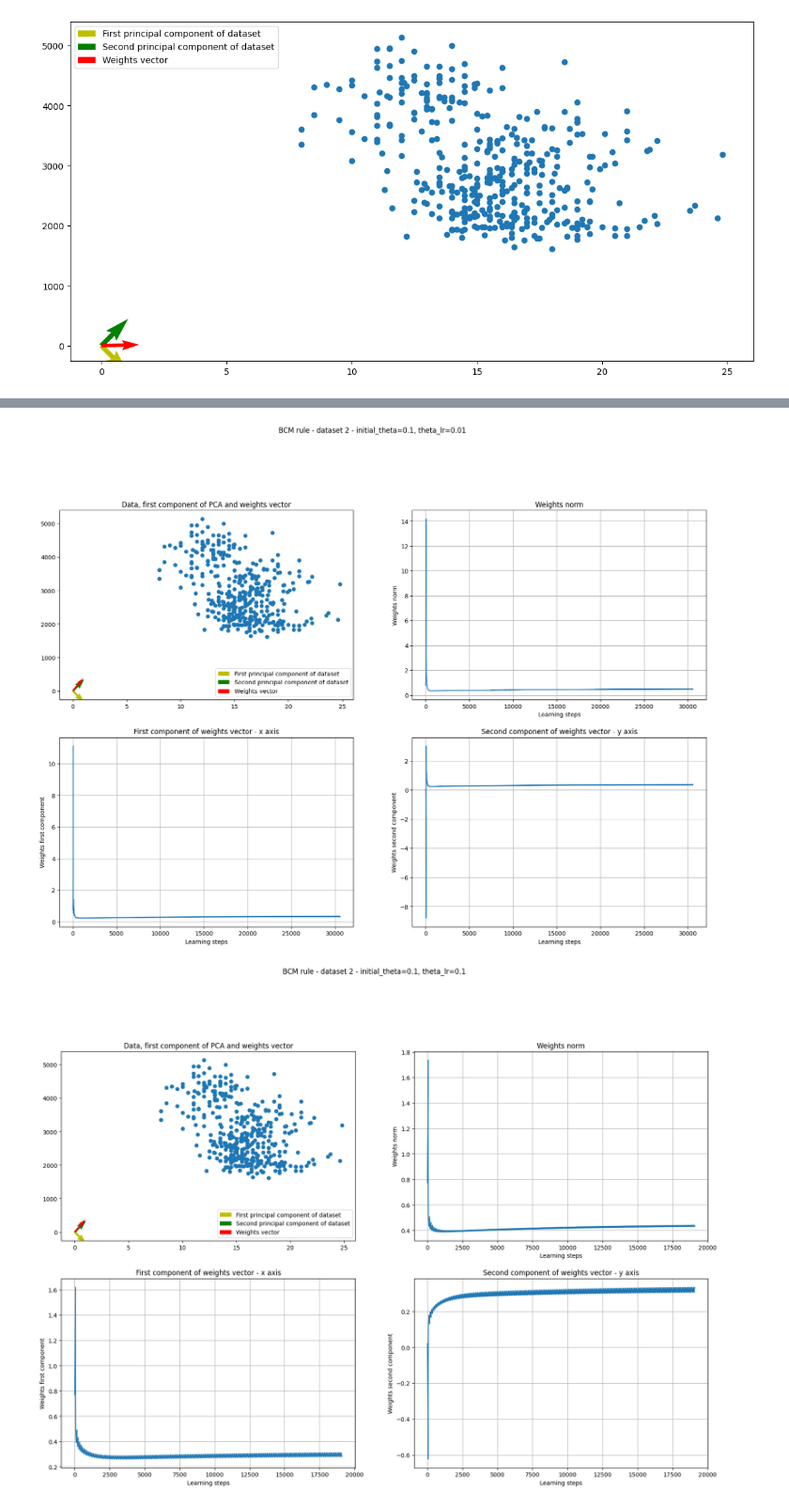
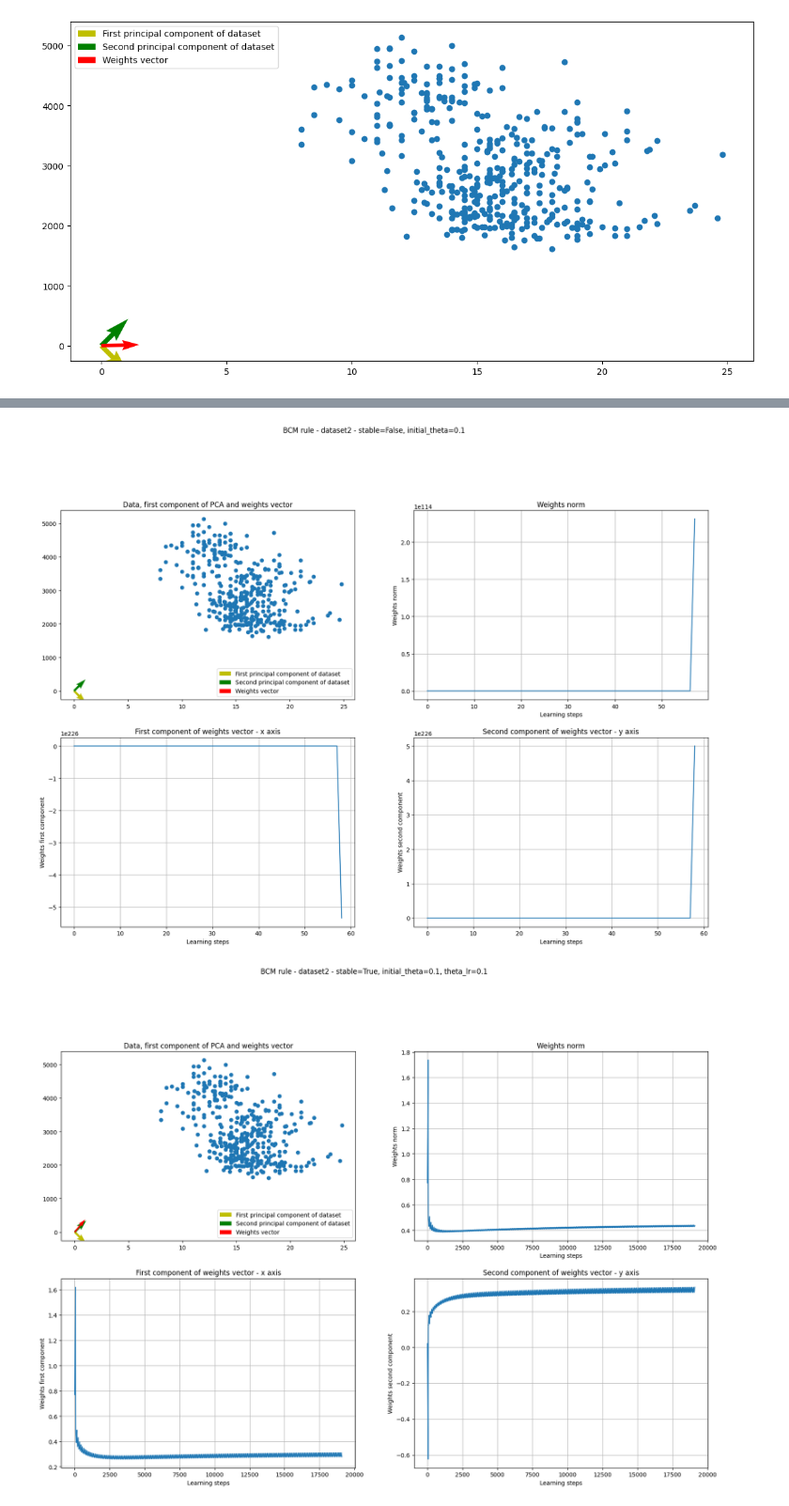
Before and after one commit to GeremiaPompei/cns_lab, a Jupyter notebook: LAB2_1/hebbian_learning.ipynb, the cells around one changed output, grey strips where cells are left out. Shown at 94% size. Cells and saved outputs as stored; diff of their text form; code cells hidden in the pictures.

```diff
--- a/LAB2_1/hebbian_learning.ipynb
+++ b/LAB2_1/hebbian_learning.ipynb
@@ -148,7 +156,7 @@ def train(
             w = w + lr * delta_w
             weights_evolution.append(w)
         if w_previous_epoch is not None and np.linalg.norm(w_previous_epoch - w) < weights_threshold:
-            return weights_evolution
+            break
         else:
             w_previous_epoch = w
     weights_evolution = np.array(weights_evolution)
@@ -230,0 +221,32 @@ def simulate_bcm_rule(configs: list[tuple[BCMRule, np.array, int]]):
+# %%
+class BCMRule:
+    """
+    Class able to store BCM rule parameter as theta and provide a way to call it as a function to pass this as a learning rule to the train function.
+    """
+
+    def __init__(self, initial_theta: float = 0.01, theta_lr: float = 0.1, stable: bool = True):
+        """
+        BCM rule class constructor.
+
+        initial_theta: Initial value of theta.
+        theta_lr: Theta learning rate. This is used only when BCM is set to be stable.
+        stable: Parameter to stabilize or not the BCM rule.
+        """
+        self.theta = initial_theta
+        self.theta_lr = theta_lr
+        self.stable = stable
+
+    def __call__(self, v: float, u: np.array, w: np.array) -> np.array:
+        """
+        Function to make this class callable as a function.
+
+        v: Postsynaptic firing rate value.
+        u: Presynaptic firing rate vector.
+        w: Weights vector.
+
+        returns:
+            np.array: Delta of weights passed to the train function to update the weights vector.
+        """
+        if self.stable:
+            self.theta = self.theta + self.theta_lr * (v ** 2 - self.theta)
+        return v * u * (v - self.theta)
@@ -295,5 +384,5 @@ plt.show()
 # %%
-title = 'Hebbian rule - dataset 2'
+title = 'Basic Hebbian rule - dataset2'
 basic_hebbian_rule = lambda v, u, w: v * u
 
 weights_over_time = train(data2, W, learning_rule=basic_hebbian_rule, filename=title)
@@ -303,12 +399,14 @@ plot_analysis(weights_over_time, title=title, dataset=data2)
 # %%
 for bcm_rule in [
-    BCMRule(initial_theta=0.1, theta_lr=0.01),
+    BCMRule(initial_theta=0.1, stable=False),
     BCMRule(initial_theta=0.1, theta_lr=0.1),
     BCMRule(initial_theta=1, theta_lr=0.1),
 ]:
-    title = f'BCM rule - dataset 2 - initial_theta={bcm_rule.theta}, theta_lr={bcm_rule.theta_lr}'
+    title = f'BCM rule - dataset2 - stable={bcm_rule.stable}, initial_theta={bcm_rule.theta}'
+    if bcm_rule.stable:
+        title += f', theta_lr={bcm_rule.theta_lr}'
     weights_over_time = train(data2, W, learning_rule=bcm_rule, filename=title, epochs=10000, lr=0.1)
     plot_analysis(weights_over_time, title=title, dataset=data2)
 # %% [output]
-[figure, old version]
+[figure, new version]
-[figure, old version]
+[figure, new version]
```
Also changed, not shown: parts of 37 cells of this notebook, 42 other files.
